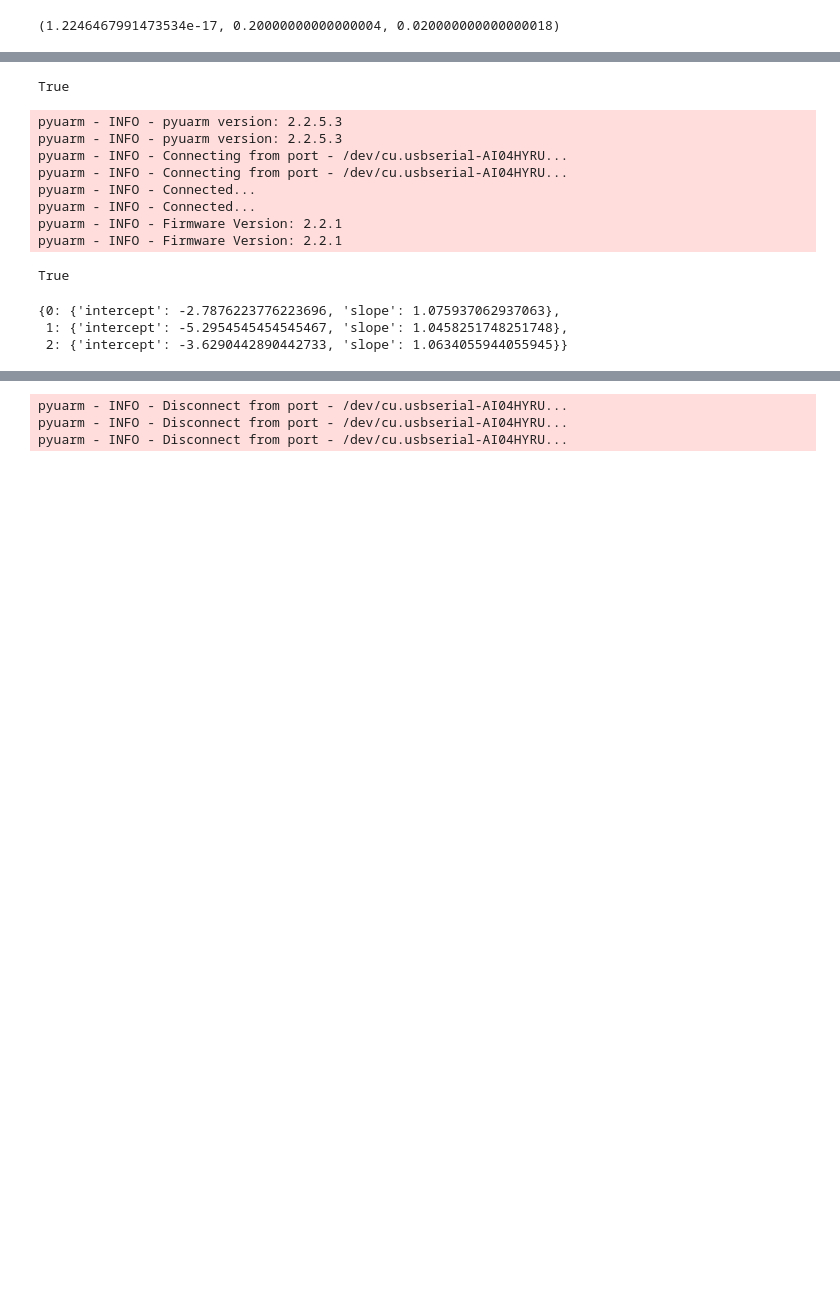
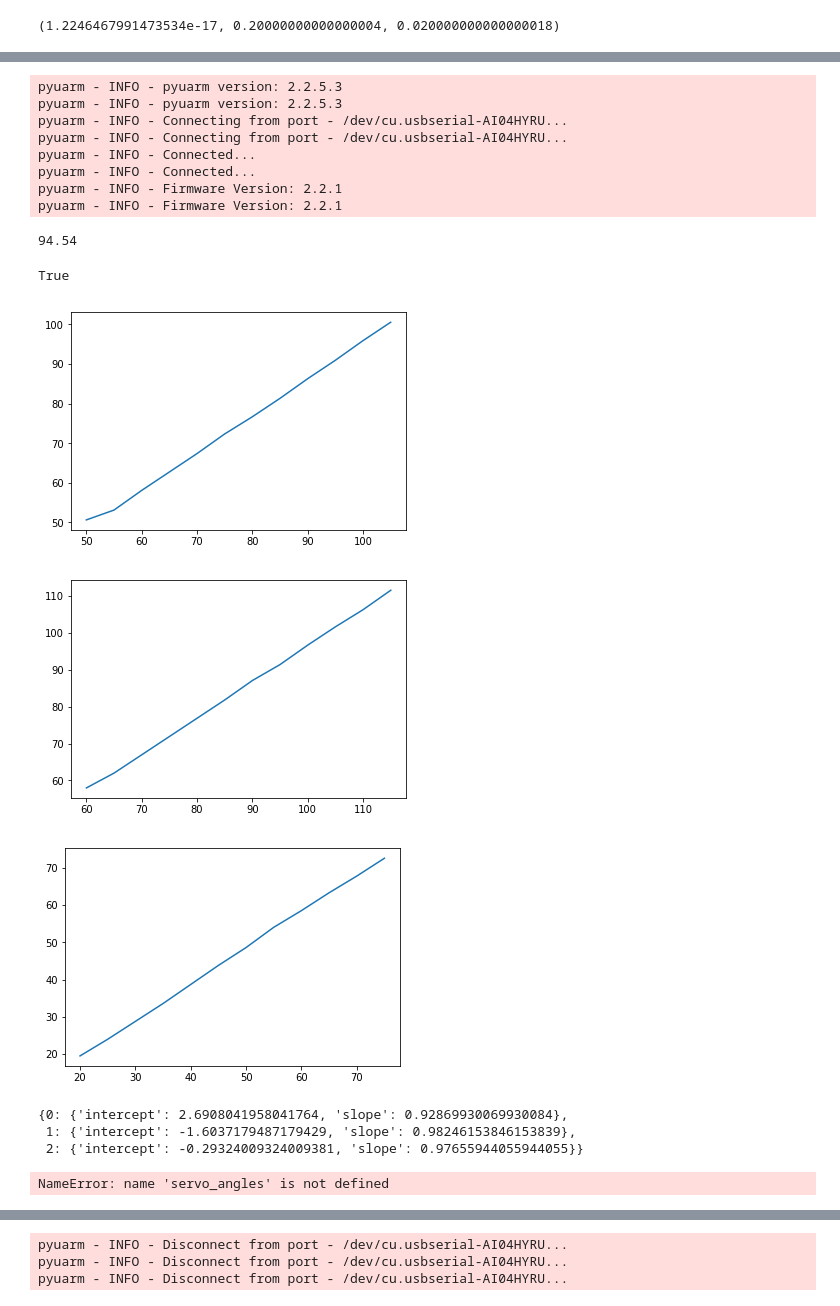
Before and after one commit to isacarnekvist/master-thesis-client, a Jupyter notebook: calibration.ipynb, the cells around one changed output, grey strips where cells are left out. Cells and saved outputs as stored; diff of their text form; code cells hidden in the pictures; blank space fills up the shorter version.

```diff
--- a/calibration.ipynb
+++ b/calibration.ipynb
@@ -195,7 +228,3 @@ a.move_to(0.0, 0.20, 0.07, velocity=0.5)
-# %%
-arm.set_pump(0)
-# %% [output]
-True
 # %%
 arm = pyuarm.get_uarm()
 # %% [output]
@@ -219,36 +248,46 @@ def command_and_measure(servo, start_angle, arm):
         measured.append(arm.get_servo_angle(servo))
         sleep(0.5)
     return commanded, measured
+# %%
+arm.get_servo_angle(SERVO_LEFT)
+# %% [output]
+94.54
 # %%
-# feasible starts: lower 50 right 40 (watch low z!), left 70
-arm.set_servo_angle(SERVO_LEFT, 110)
+# feasible starts: lower 50 right 10 (watch low z!), left 70
+arm.set_servo_angle(SERVO_LEFT, 60)
 # %% [output]
 True
 # %%
 def find_linear_mappings(servo_dict, arm):
     """
     {servo_enum: starting_angle}
     """
     def reset():
         for servo, start_angle in servo_dict.items():
             arm.set_servo_angle(servo, start_angle)
     res = dict()
     for servo, start_angle in servo_dict.items():
         reset()
         sleep(1)
         res[servo] = dict()
         commanded, measured = command_and_measure(servo, start_angle, arm)
+        plt.plot(commanded, measured)
+        plt.show()
         regr_res = linregress(commanded, measured)
         res[servo]['slope'] = regr_res.slope
         res[servo]['intercept'] = regr_res.intercept
 
         # define function that collects data points for any servo
 
         # calculate forward and inverse functions for angle mappings
     return res
 
 linear_maps = find_linear_mappings({
     SERVO_BOTTOM: 50,
-    SERVO_LEFT: 70,
-    SERVO_RIGHT: 40
+    SERVO_LEFT: 60,
+    SERVO_RIGHT: 20
 }, arm)
+# %% [output]
+[figure, added]
+[figure, added]
+[figure, added]
@@ -255,15 +296,17 @@ linear_maps = find_linear_mappings({
 # %%
 linear_maps
 # %% [output]
-{0: {'intercept': -2.7876223776223696, 'slope': 1.075937062937063},
- 1: {'intercept': -5.2954545454545467, 'slope': 1.0458251748251748},
- 2: {'intercept': -3.6290442890442733, 'slope': 1.0634055944055945}}
+{0: {'intercept': 2.6908041958041764, 'slope': 0.92869930069930084},
+ 1: {'intercept': -1.6037179487179429, 'slope': 0.98246153846153839},
+ 2: {'intercept': -0.29324009324009381, 'slope': 0.97655944055944055}}
 # %%
 # TODO:
 # 1, collect data
 # 2, find mapping
 # 3, find mapping from cartesian to real to commanded
 servo_angles.append((list(map(to_deg, inverse(0, 0.30, 0)))[0], arm.get_servo_angle(SERVO_LEFT)))
+# %% [output]
+NameError: name 'servo_angles' is not defined
 # %%
 def coord_generator():
     coords = [
```
Also changed, not shown: parts of 12 cells of this notebook, 2 other files.
